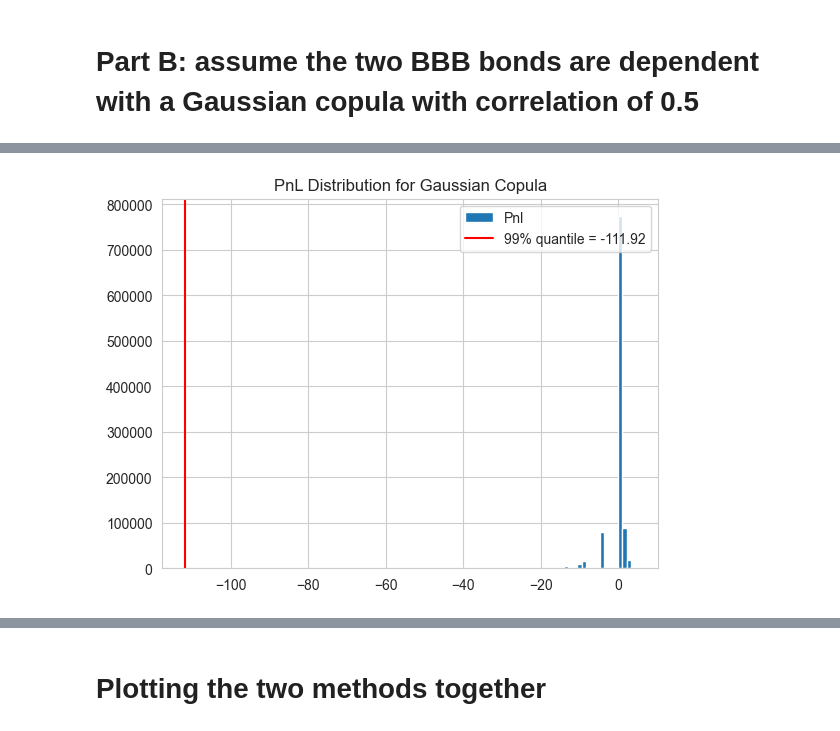
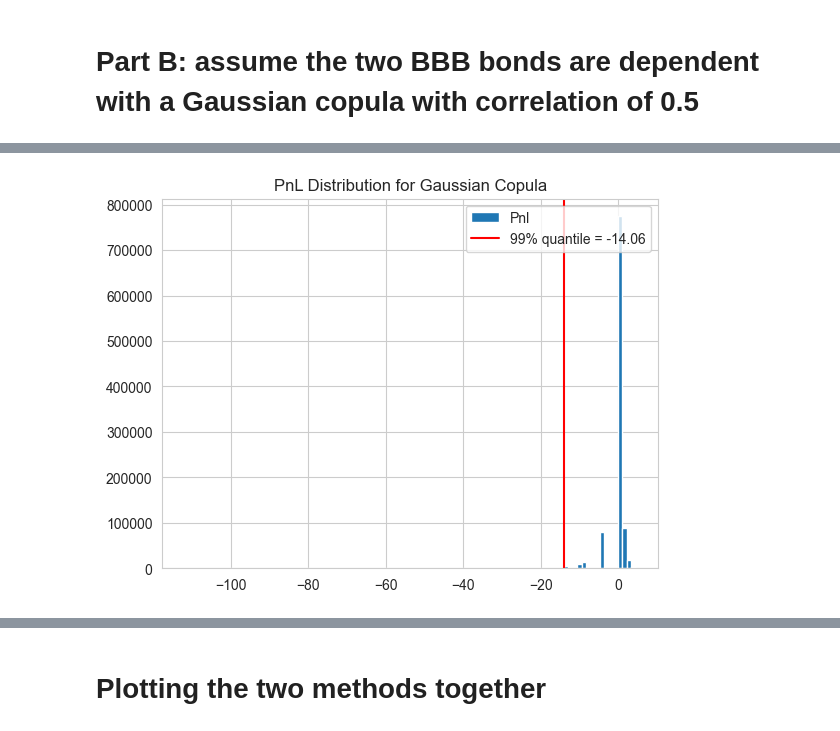
Before and after one commit to kaiwenShen/Credit_Risk, a Jupyter notebook: Credit_Risk.ipynb, the cells around one changed output, grey strips where cells are left out. Cells and saved outputs as stored; diff of their text form; code cells hidden in the pictures.

```diff
--- a/Credit_Risk.ipynb
+++ b/Credit_Risk.ipynb
@@ -246,10 +246,10 @@ end_val_copula = end_val_copula.sum(axis=1)
 PnL_copula = end_val_copula - current_portfolio_value
 # %%
 plt.hist(PnL_copula, bins=100, label='Pnl')
-plt.axvline(np.percentile(PnL_copula, 0.01), color='red',
-            label='99% quantile = {:.2f}'.format(np.percentile(PnL_copula, 0.01)))
+plt.axvline(np.percentile(PnL_copula, 1), color='red',
+            label='99% quantile = {:.2f}'.format(np.percentile(PnL_copula, 1)))
 plt.legend(loc='upper right')
 plt.title('PnL Distribution for Gaussian Copula')
 plt.show()
 # %% [output]
-[figure, old version]
+[figure, new version]
```
Also changed, not shown: parts of 15 cells of this notebook.
